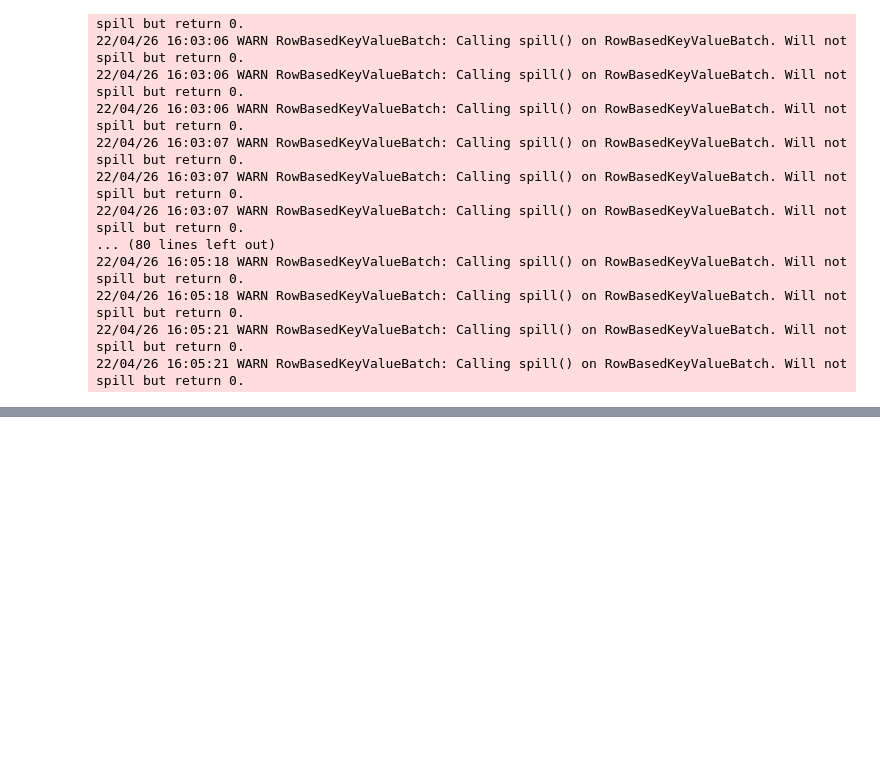
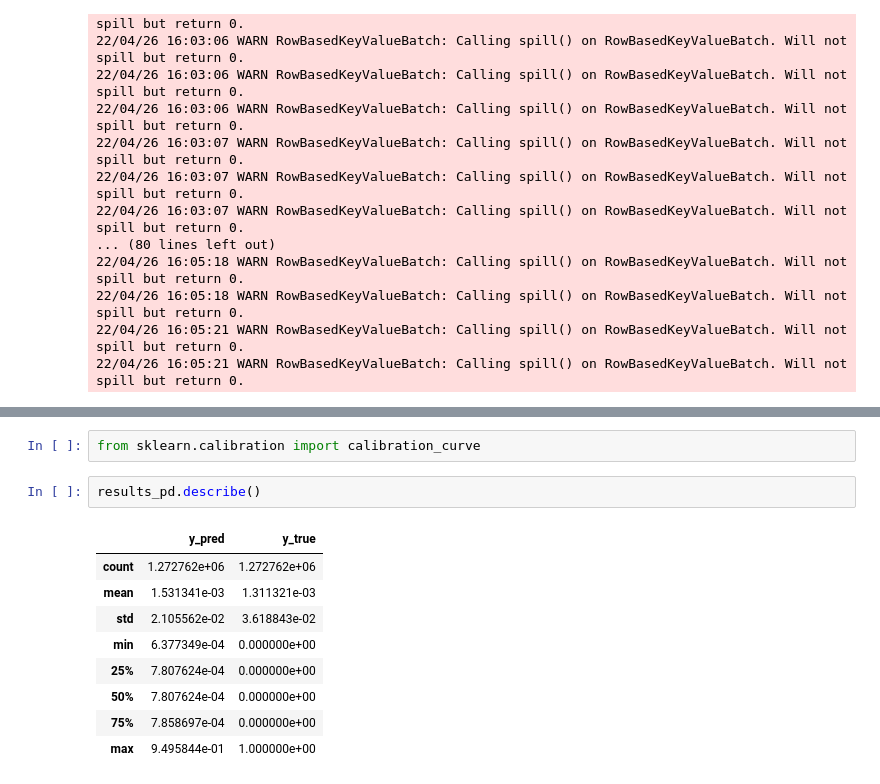
Before and after one commit to humberto-aguiar/Fraud_Detection, a Jupyter notebook: notebooks/c04-mlflow.ipynb, the cells around one changed output, grey strips where cells are left out. Cells and saved outputs as stored; diff of their text form; blank space fills up the shorter version.

```diff
--- a/notebooks/c04-mlflow.ipynb
+++ b/notebooks/c04-mlflow.ipynb
@@ -1429,0 +1546,14 @@ PrecisionRecallDisplay.from_predictions(y_true=results_pd.y_true, y_pred = resul
+# %%
+from sklearn.calibration import calibration_curve
+# %%
+results_pd.describe()
+# %% [output]
+|  | y_pred | y_true |
+| count | 1.272762e+06 | 1.272762e+06 |
+| mean | 1.531341e-03 | 1.311321e-03 |
+| std | 2.105562e-02 | 3.618843e-02 |
+| min | 6.377349e-04 | 0.000000e+00 |
+| 25% | 7.807624e-04 | 0.000000e+00 |
+| 50% | 7.807624e-04 | 0.000000e+00 |
+| 75% | 7.858697e-04 | 0.000000e+00 |
+| max | 9.495844e-01 | 1.000000e+00 |
```
Also changed, not shown: parts of 24 cells of this notebook.
